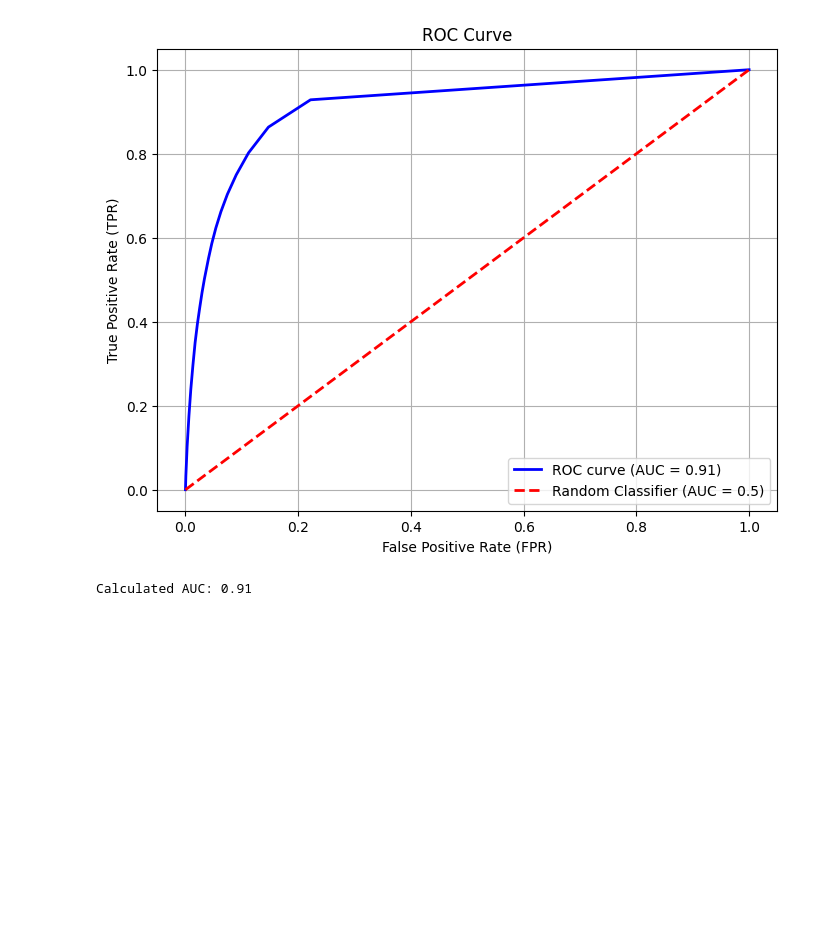
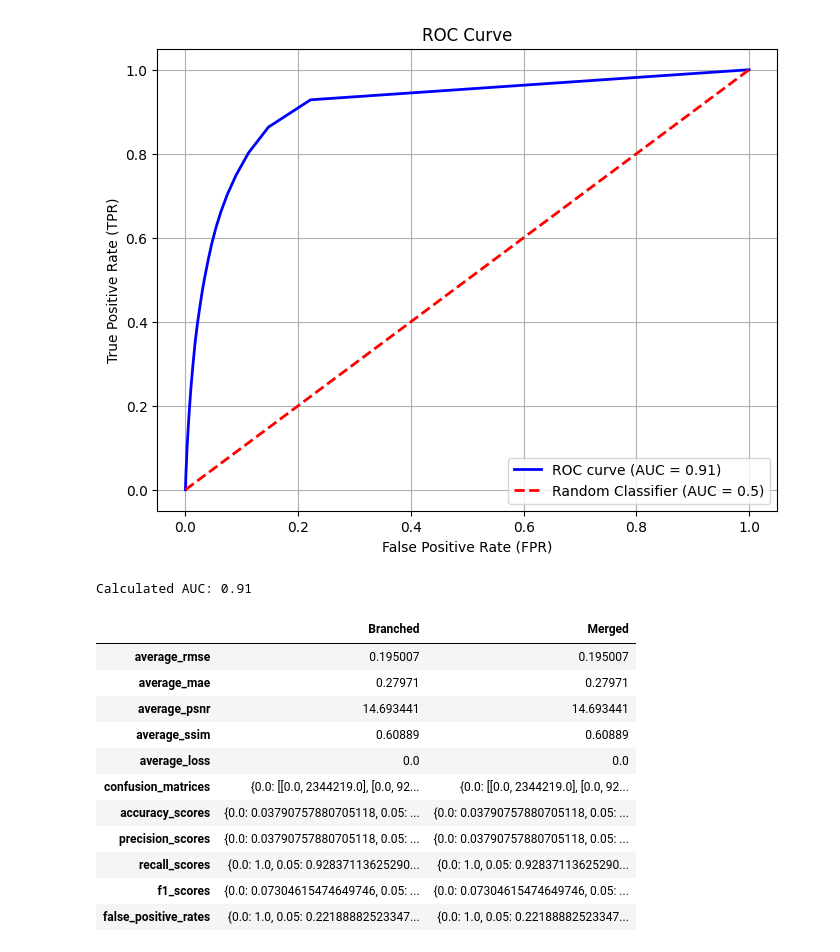
Before and after one commit to VarunKhandekar/ProjectFlood, a Jupyter notebook: evaluation/final_evaluation_testing.ipynb, the cells around one changed output. Drawn from its saved outputs; the diff is of its cells as text; code cells hidden in the pictures; blank space fills up the shorter version.

Commit message:
evaluation metrics

```diff
--- a/evaluation/final_evaluation_testing.ipynb
+++ b/evaluation/final_evaluation_testing.ipynb
@@ -122,7 +122,7 @@ model.eval()
 criterion = getattr(torch.nn, final_sep_branch_params['criterion'])()
 
 # Load the True/False mask
-mask = np.load(os.path.join(data_config["model_results_path"], "perm_water_mask.npy"))
+mask = np.load(os.path.join(data_config["model_results_path"], f"perm_water_mask_{resolution}.npy"))
 print(mask.shape)
 # %% [output]
 (256, 203)
@@ -134,6 +134,7 @@ recall_scores = {thr: 0 for thr in thresholds}
 accuracy_scores = {thr: 0 for thr in thresholds}
 
 total_samples = 0
+total_masked_samples = 0
 
 total_loss = 0
 total_rmse = 0
@@ -165,20 +166,21 @@ with torch.no_grad():
         ssim_value = SSIM(cropped_outputs, cropped_labels)
         total_psnr += psnr_value.item()
         total_ssim += ssim_value.item()
-
-        # 2. Calculate RMSE and MAE on masked images
-        rmse_loss = RMSELoss(masked_outputs, masked_labels)
-        mae_loss = MAELoss(masked_outputs, masked_labels)
+        rmse_loss = RMSELoss(cropped_outputs, cropped_labels)
+        mae_loss = MAELoss(cropped_outputs, cropped_labels)
 
         total_rmse += rmse_loss.item()
         total_mae += mae_loss.item()
 
         # Calculate the total loss
-        loss = criterion(masked_outputs, masked_labels).item()
+        loss = criterion(cropped_outputs, cropped_labels).item()
         total_loss += loss
-        total_samples += masked_labels.size(0)
+        total_samples += cropped_labels.size(0)
+        total_masked_samples += masked_labels.size(0)
+        # print('cropped label size:', cropped_labels.size(0))
+        # print('masked label size:', masked_labels.size())
 
-        # Apply different thresholds and calculate confusion matrices
+        # 2. Apply different thresholds and calculate confusion matrices
         for thr in thresholds:
             binary_output = (masked_outputs > thr).float()
             binary_output = binary_output.cpu().numpy().flatten()
@@ -186,8 +188,6 @@ with torch.no_grad():
 
             cm = confusion_matrix(binary_labels, binary_output, labels=[0, 1])
             confusion_matrices[thr] += cm
-            # precision_scores[thr] += precision_score(binary_labels, binary_output, zero_division=0)
-            # recall_scores[thr] += recall_score(binary_labels, binary_output, zero_division=0)
 
             # Calculate accuracy at this threshold
             correct_predictions = (binary_output == binary_labels).sum()
@@ -198,13 +198,15 @@ avg_rmse = total_rmse / len(sep_branch_test_dataloader)
 avg_mae = total_mae / len(sep_branch_test_dataloader)
 avg_psnr = total_psnr / len(sep_branch_test_dataloader)
 avg_ssim = total_ssim / len(sep_branch_test_dataloader)
-average_loss = total_loss / total_samples
-
+average_loss = total_loss / len(sep_branch_test_dataloader)
+print('psnr:', avg_psnr)
+print('ssim:', avg_ssim)
+print('average loss:', average_loss)
 
 
 # Calculate average accuracy for each threshold
 for thr in thresholds:
-    accuracy_scores[thr] /= total_samples
+    accuracy_scores[thr] /= total_masked_samples
 
 metric_accumulator = {
     'average_rmse': avg_rmse,
@@ -322,3 +328,28 @@ print(f'Calculated AUC: {roc_auc:.2f}')
 # %% [output]
 [figure]
 Calculated AUC: 0.91
+# %%
+metric_accumulators = [metric_accumulator, metric_accumulator]
+model_names = ['Branched', 'Merged']
+data = {}
+for m in metric_accumulators:
+    for key, value in m.items():
+        if key not in data:
+            data[key] = []
+        data[key].append(value)
+
+df = pd.DataFrame(data, index=model_names).T
+df
+# %% [output]
+|  | Branched | Merged |
+| average_rmse | 0.195007 | 0.195007 |
+| average_mae | 0.27971 | 0.27971 |
+| average_psnr | 14.693441 | 14.693441 |
+| average_ssim | 0.60889 | 0.60889 |
+| average_loss | 0.0 | 0.0 |
+| confusion_matrices | {0.0: [[0.0, 2344219.0], [0.0, 92... | {0.0: [[0.0, 2344219.0], [0.0, 92... |
+| accuracy_scores | {0.0: 0.03790757880705118, 0.05: ... | {0.0: 0.03790757880705118, 0.05: ... |
+| precision_scores | {0.0: 0.03790757880705118, 0.05: ... | {0.0: 0.03790757880705118, 0.05: ... |
+| recall_scores | {0.0: 1.0, 0.05: 0.92837113625290... | {0.0: 1.0, 0.05: 0.92837113625290... |
+| f1_scores | {0.0: 0.07304615474649746, 0.05: ... | {0.0: 0.07304615474649746, 0.05: ... |
+| false_positive_rates | {0.0: 1.0, 0.05: 0.22188882523347... | {0.0: 1.0, 0.05: 0.22188882523347... |
```
Also changed, not shown: parts of 4 cells of this notebook, 2 other files.
